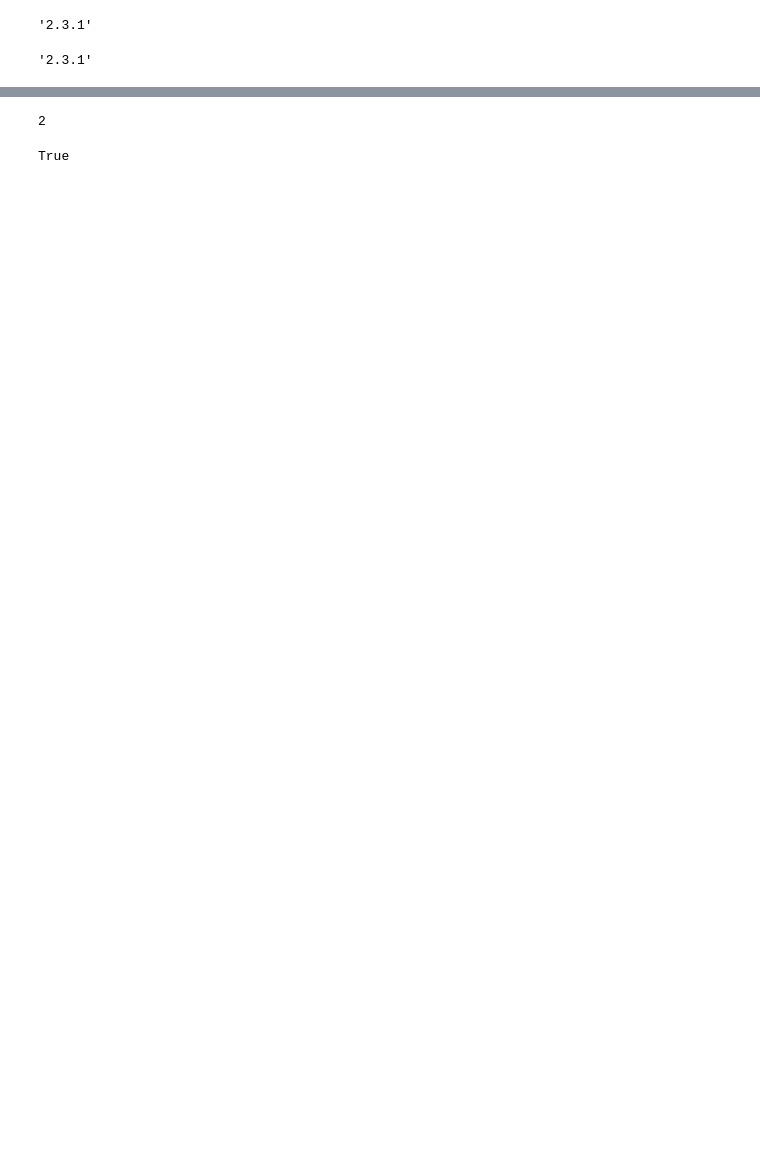
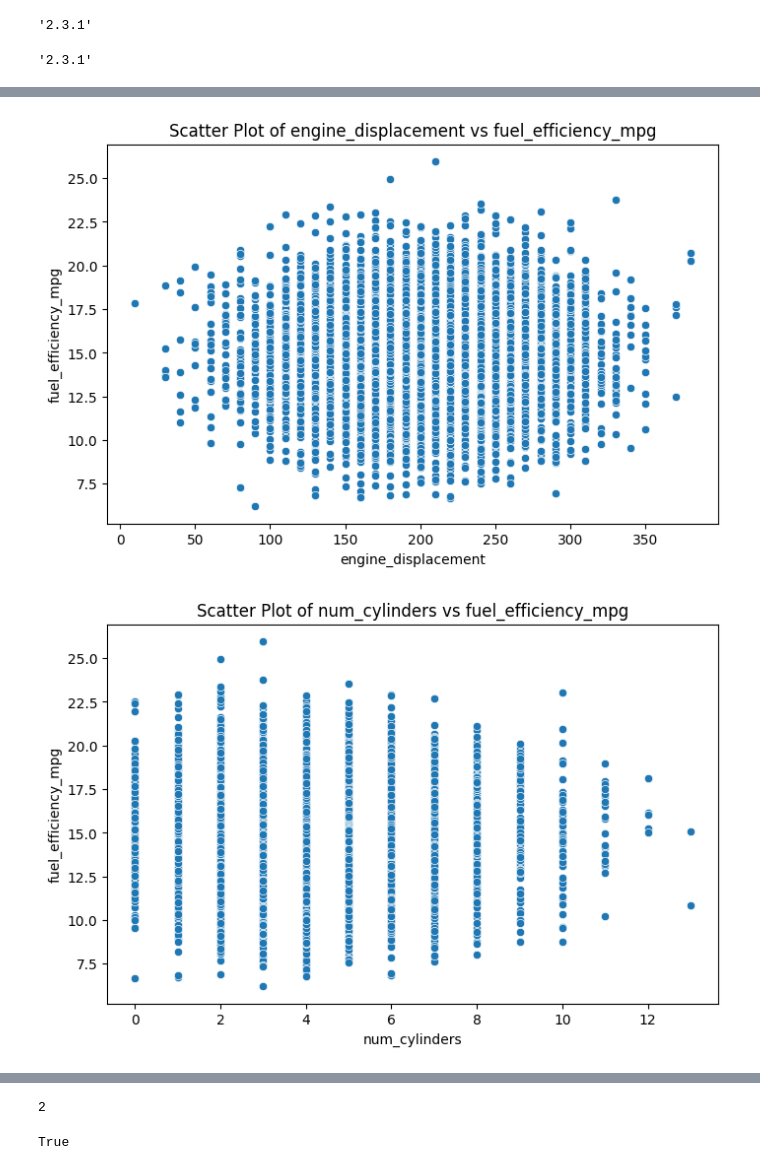
Before and after one commit to Govuzela/mlzoom, a Jupyter notebook: 01 Intro/Application/homework.ipynb, the cells around one changed output, grey strips where cells are left out. Drawn from its saved outputs; the diff is of its cells as text; code cells hidden in the pictures; blank space fills up the shorter version.

```diff
--- a/01 Intro/Application/homework.ipynb
+++ b/01 Intro/Application/homework.ipynb
@@ -40,0 +165,13 @@ df.shape
+# %%
+# scatter plots of numerical features against the target variable fuel_efficiency_mpg
+for col in num_cols:
+    if col != 'fuel_efficiency_mpg':
+        plt.figure(figsize=(8, 5))
+        sns.scatterplot(data=df, x=df[col], y=df['fuel_efficiency_mpg'])
+        plt.title(f'Scatter Plot of {col} vs fuel_efficiency_mpg')
+        plt.xlabel(col)
+        plt.ylabel('fuel_efficiency_mpg')
+        plt.show()
+# %% [output]
+[figure, added]
+[figure, added]
```
Also changed, not shown: parts of 45 cells of this notebook.
